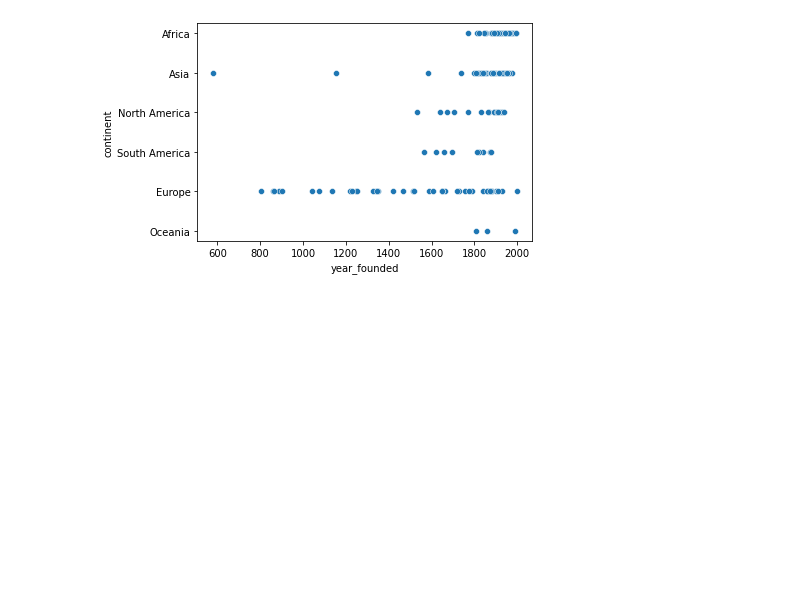
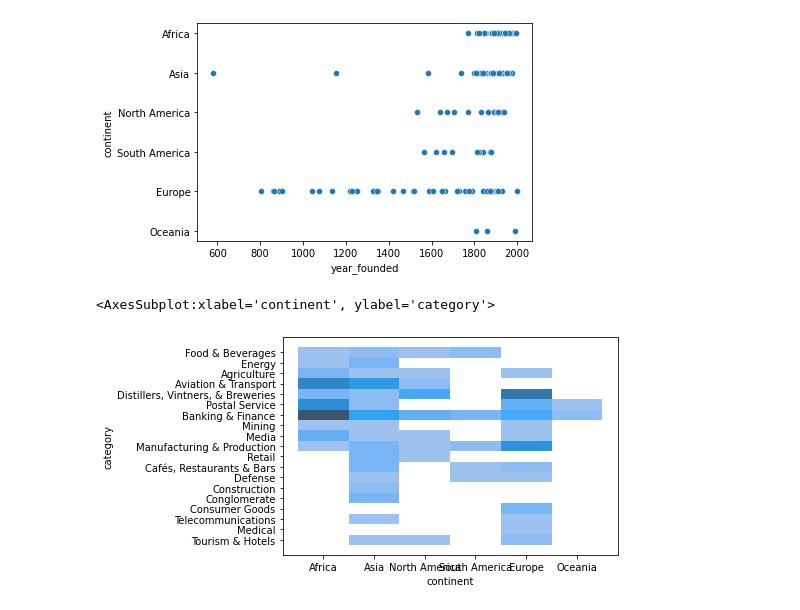
Before and after one commit to Random-Wanderer/Data_analysis_projects, a Jupyter notebook: What_and_Where Are_the_World's_Oldest Businesses?/What and Where Are the World's Oldest Businesses?/Old_companies.ipynb, the cells around one changed output. Saved outputs shown, nothing was run; the diff lists cells and outputs as text; code cells hidden in the pictures; blank space fills up the shorter version.

```diff
--- a/What_and_Where Are_the_World's_Oldest Businesses?/What and Where Are the World's Oldest Businesses?/Old_companies.ipynb
+++ b/What_and_Where Are_the_World's_Oldest Businesses?/What and Where Are the World's Oldest Businesses?/Old_companies.ipynb
@@ -219,3 +361,9 @@ sns.scatterplot(data= old_df, x= 'year_founded', y= 'continent')
 # %% [output]
 <AxesSubplot:xlabel='year_founded', ylabel='continent'>
 [figure]
+# %%
+# Histogram of type and continent
+sns.histplot(data= old_df, x= 'continent', y= 'category')
+# %% [output]
+<AxesSubplot:xlabel='continent', ylabel='category'>
+[figure, added]
```
Also changed, not shown: parts of 8 cells of this notebook.
